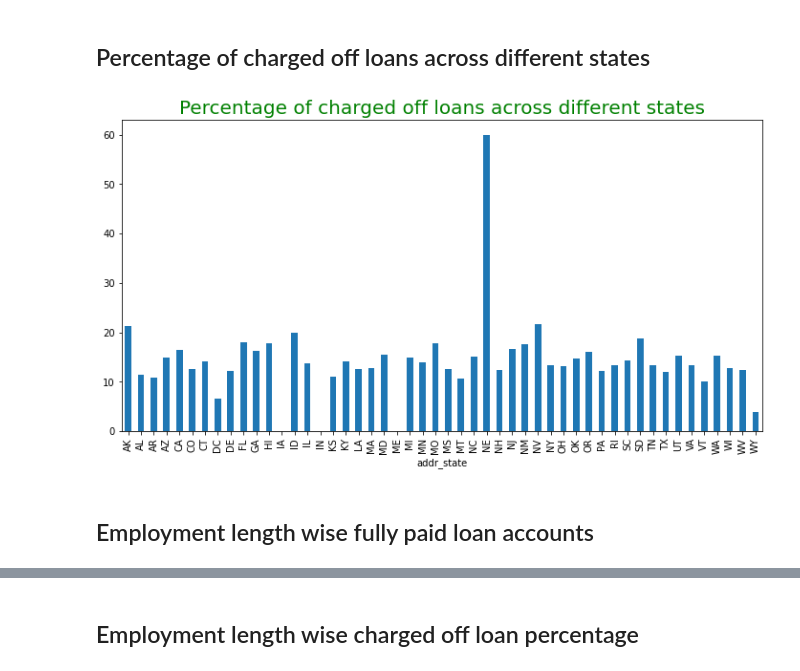
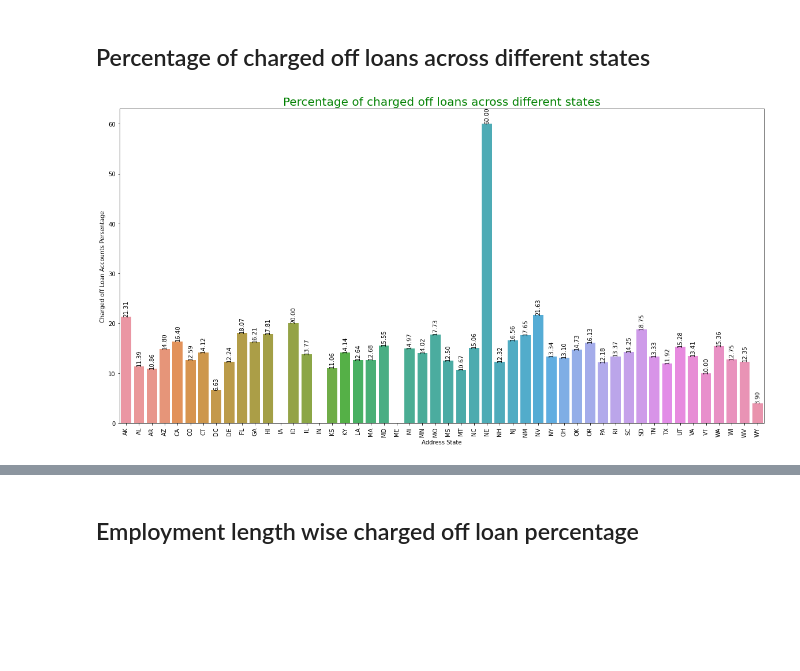
Before and after one commit to sjanorkar/LendingClubCaseStudy, a Jupyter notebook: SwapnilAnilJanorkar.ipynb, the cells around one changed output, grey strips where cells are left out. Drawn from its saved outputs; the diff is of its cells as text; code cells hidden in the pictures; blank space fills up the shorter version.

```diff
--- a/SwapnilAnilJanorkar.ipynb
+++ b/SwapnilAnilJanorkar.ipynb
@@ -132,3 +117,6 @@ Name: int_rate, dtype: float64
+# %%
+label_font = {'fontsize': 15, 'fontweight' : 15, 'color' : 'Blue'}
+title_font = {"fontsize": 20, "fontweight": 20, "color": "Green"}
 # %% [markdown]
 ## Overall loan account status
 # %%
@@ -175,14 +149,17 @@ plt.show()
 # %% [markdown]
 ## Percentage of charged off loans across different states
 # %%
-plt.figure(figsize=(12,6))
-loan_state = loan.groupby(["addr_state"])['loan_status'].count()
+plt.figure(figsize=(20,10))
 charged_off_state = charged_off.groupby(["addr_state"])['loan_status'].count()
 percentage_charged_off_loan = (charged_off_state/loan_state * 100)
-percentage_charged_off_loan.plot.bar()
-plt.title("Percentage of charged off loans across different states", fontdict={"fontsize": 20, "fontweight": 20, "color": "Green"})
+
+ax = sns.barplot(percentage_charged_off_loan.index, percentage_charged_off_loan.values)
+ax.bar_label(ax.containers[0], fmt='%0.2f', rotation=90)
+
+plt.xlabel("Address State")
+plt.ylabel("Charged off Loan Accounts Persentage")
+plt.xticks(rotation=90)
+plt.title("Percentage of charged off loans across different states", fontdict=title_font)
 plt.show()
 # %% [output]
-[figure, old version]
+[figure, new version]
-# %% [markdown]
-## Employment length wise fully paid loan accounts
```
Also changed, not shown: parts of 44 cells of this notebook, 1 other file.
